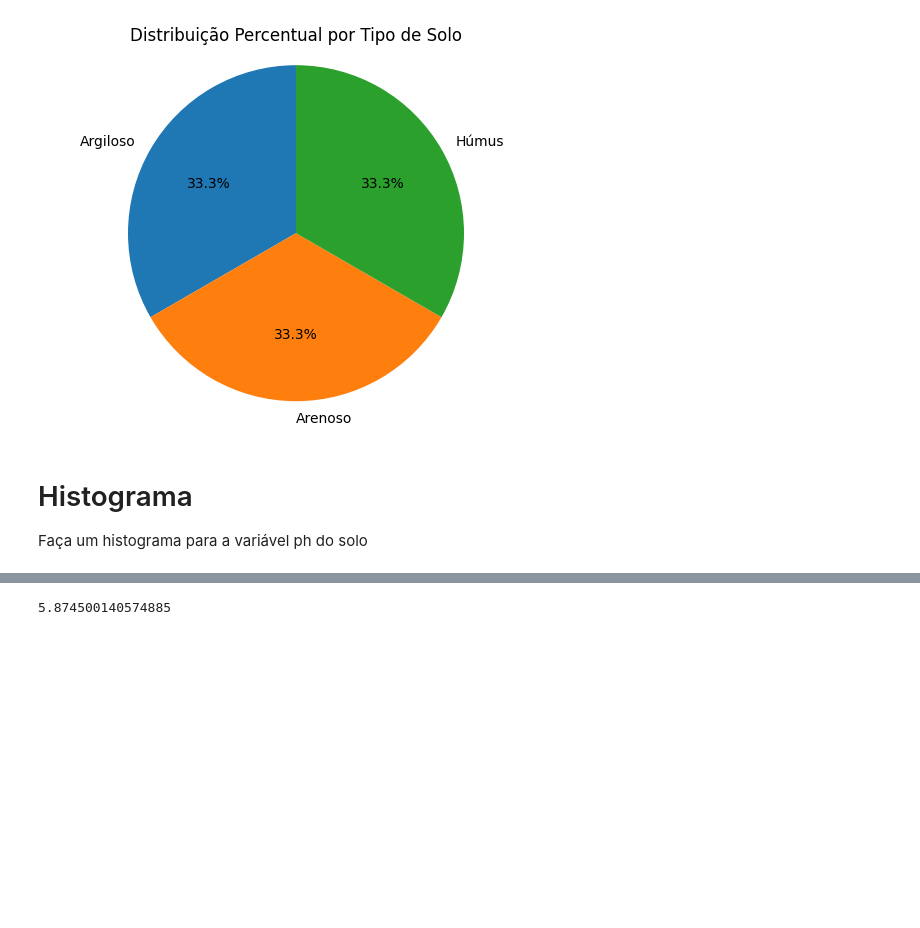
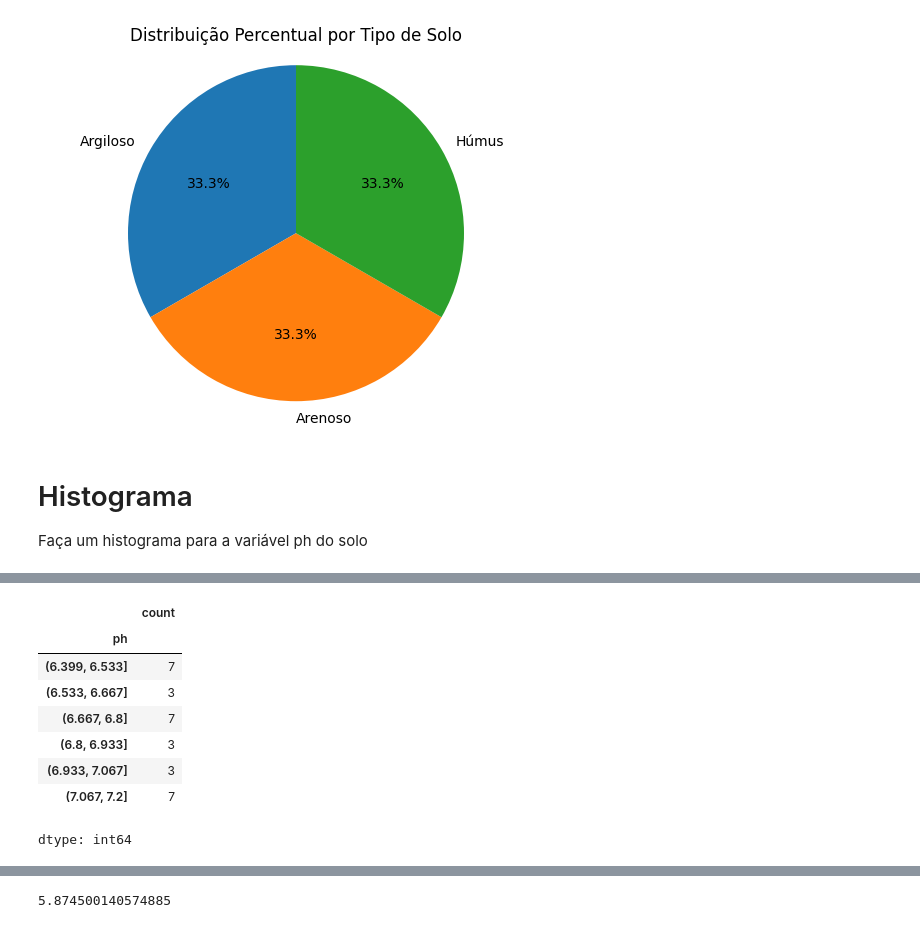
Before and after one commit to clobos/Bioestatistica_ESALQ_Python_2025, a Jupyter notebook: Aula02_Bioestatistica.ipynb, the cells around one changed output, grey strips where cells are left out. Drawn from its saved outputs; the diff is of its cells as text; code cells hidden in the pictures; blank space fills up the shorter version.

```diff
--- a/Aula02_Bioestatistica.ipynb
+++ b/Aula02_Bioestatistica.ipynb
@@ -147 +172,14 @@ Faça um histograma para  a variável ph do solo
+# %%
+frequencia_ph_intervalos = ph_intervals.value_counts().sort_index()
+display(frequencia_ph_intervalos)
+# %% [output]
+|  | count |
+| ph |  |
+| (6.399, 6.533] | 7 |
+| (6.533, 6.667] | 3 |
+| (6.667, 6.8] | 7 |
+| (6.8, 6.933] | 3 |
+| (6.933, 7.067] | 3 |
+| (7.067, 7.2] | 7 |
+dtype: int64
 # %%
```
Also changed, not shown: parts of 10 cells of this notebook.
